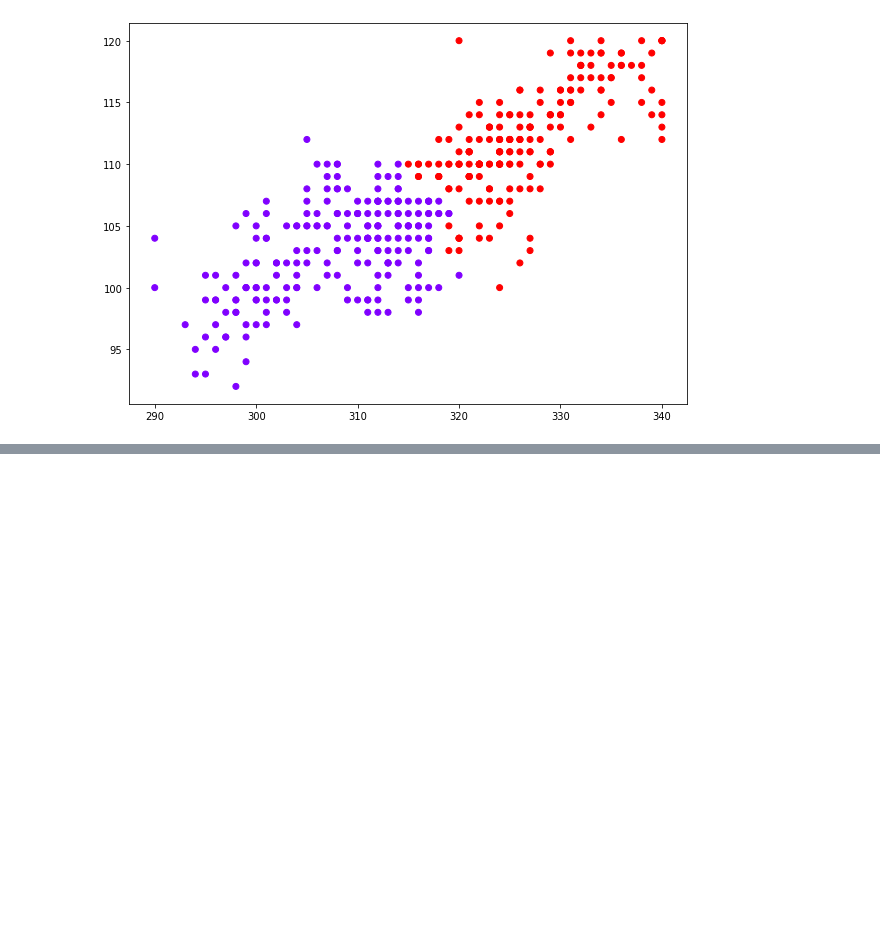
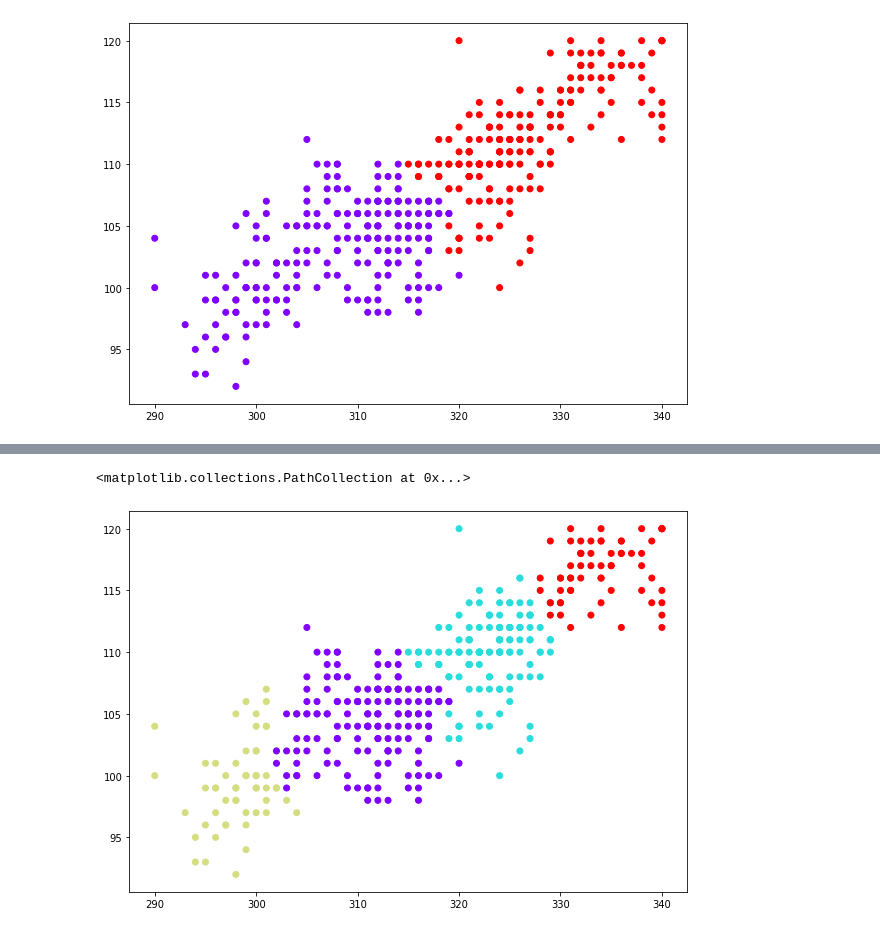
Before and after one commit to kabalord/clustering, a Jupyter notebook: entrainementclustering/clusteringAdmission.ipynb, the cells around one changed output, grey strips where cells are left out. Saved outputs shown, nothing was run; the diff lists cells and outputs as text; code cells hidden in the pictures; blank space fills up the shorter version.

Commit message:
cluster optimal

```diff
--- a/entrainementclustering/clusteringAdmission.ipynb
+++ b/entrainementclustering/clusteringAdmission.ipynb
@@ -106,8 +106,8 @@ dend = shc.dendrogram(shc.linkage(Admission, method='ward'))
 # %%
 from sklearn.cluster import AgglomerativeClustering
 
-cluster = AgglomerativeClustering(n_clusters=2, affinity='euclidean', linkage='ward')
-cluster.fit_predict(Admission)
+cluster2 = AgglomerativeClustering(n_clusters=2, affinity='euclidean', linkage='ward')
+cluster2.fit_predict(Admission)
 # %% [output]
 array([1, 1, 0, 1, 0, 1, 1, 0, 0, 1, 1, 1, 1, 0, 0, 0, 0, 0, 1, 0, 0, 1,
        1, 1, 1, 1, 1, 0, 0, 0, 0, 1, 1, 1, 1, 1, 0, 0, 0, 0, 0, 0, 0, 1,
@@ -134,3 +134,8 @@ plt.scatter(Admission.iloc[:,0], Admission.iloc[:,1], c=cluster.labels_, cmap='r
 # %% [output]
 <matplotlib.collections.PathCollection at 0x...>
 [figure]
+# %%
+from sklearn.cluster import AgglomerativeClustering
+
+cluster4 = AgglomerativeClustering(n_clusters=4, affinity='euclidean', linkage='ward')
+cluster4.fit_predict(Admission)
@@ -136,0 +162,6 @@ plt.scatter(Admission.iloc[:,0], Admission.iloc[:,1], c=cluster.labels_, cmap='r
+# %%
+plt.figure(figsize=(10, 7))
+plt.scatter(Admission.iloc[:,0], Admission.iloc[:,1], c=cluster4.labels_, cmap='rainbow')
+# %% [output]
+<matplotlib.collections.PathCollection at 0x...>
+[figure, added]
```
Also changed, not shown: parts of 2 cells of this notebook.
